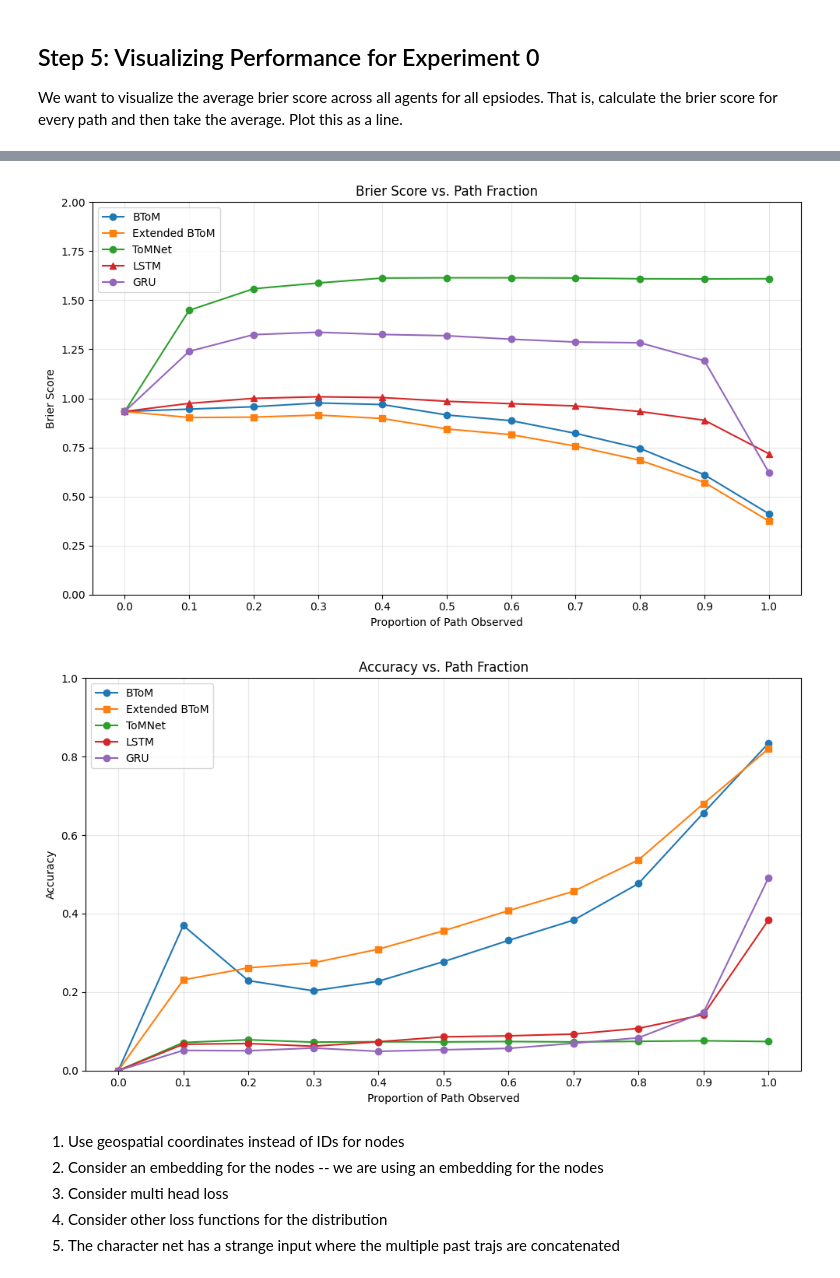
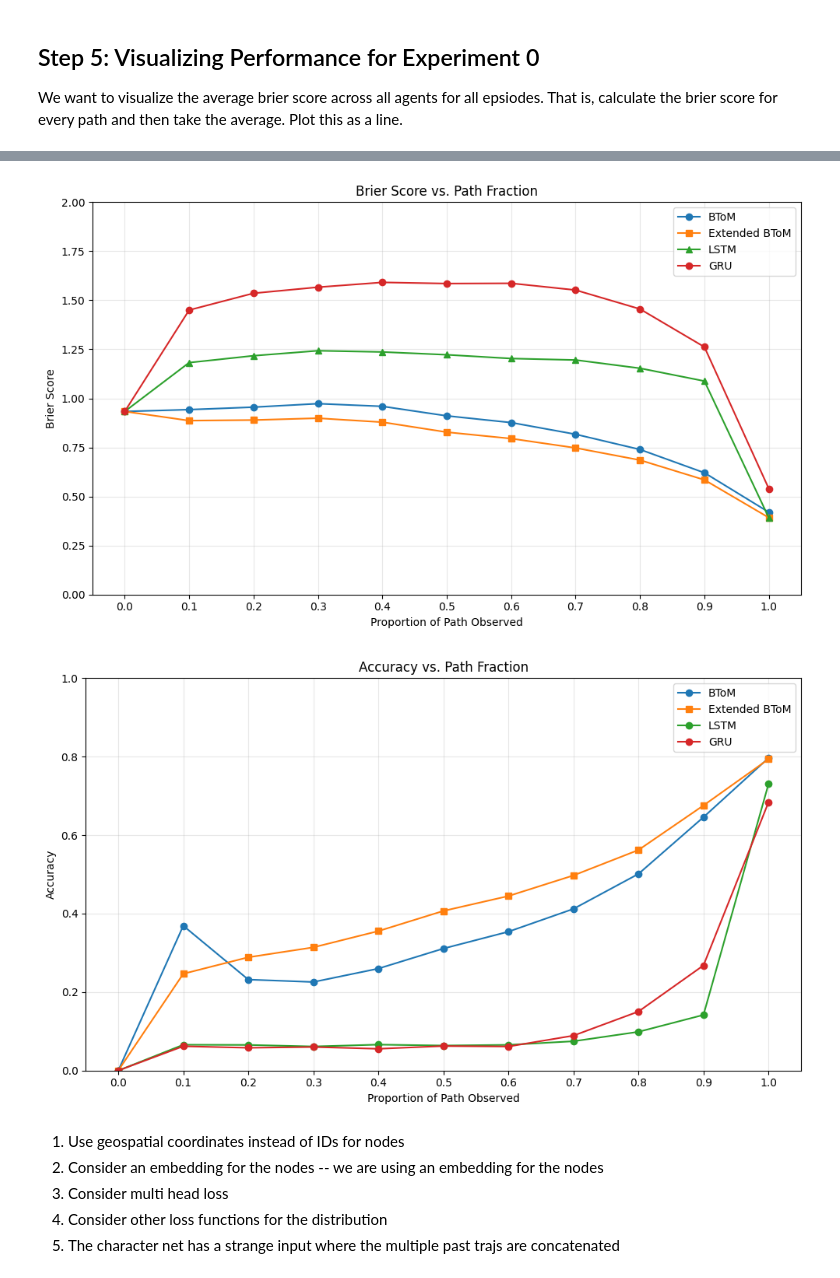
Before and after one commit to NigelDoering/Theory-of-mind, a Jupyter notebook: notebooks/Campus_Experiment_0.ipynb, the cells around one changed output, grey strips where cells are left out. Saved outputs shown, nothing was run; the diff lists cells and outputs as text; code cells hidden in the pictures.

```diff
--- a/notebooks/Campus_Experiment_0.ipynb
+++ b/notebooks/Campus_Experiment_0.ipynb
@@ -468,7 +523,7 @@ model = ToMNet(
 ).to(device)
 
 state_dict = torch.load(
-    "../real_world_src/models/model_runs/tomnet_cpu.pth",
+    "../real_world_src/models/model_runs/New_Tomnet_1k_5ep.pth",
     map_location=device
 )
 model.load_state_dict(state_dict)
@@ -545,8 +585,26 @@ for episode in tqdm(range(len(goal_data)), desc="Episode"):
 We want to visualize the average brier score across all agents for all epsiodes. That is, calculate the brier score for every path and then take the average. Plot this as a line.
 # %%
 from real_world_src.utils.metrics import brier_along_path, accuracy_along_path
+# %%
+# BToM Scores (robust: only agents with posteriors, and matching path/posterior lengths)
+scores = []
+for episode in range(len(goal_data)):
+    for agent in agents:
+        if agent.id not in posteriors_data[episode]:
+            continue  # skip agents with no posteriors
+        path = path_data[episode][agent.id]
+        posteriors = posteriors_data[episode][agent.id]
+        min_len = min(len(path), len(posteriors))
+        if min_len == 0:
+            continue  # skip empty paths/posteriors
+        scores.append(brier_along_path(
+            path[:min_len],
+            goal_data[episode][agent.id],
+            posteriors[:min_len],
+            goals
+        ))
 # %%
-# BToM Scores
+"""# BToM Scores
 scores = []
 for episode in range(len(goal_data)):
     for agent in agents:
@@ -554,3 +612,4 @@ for episode in range(len(goal_data)):
                                   goal_data[episode][agent.id],
                                   posteriors_data[episode][agent.id],
                                   goals))
+                                  """
@@ -617,7 +680,7 @@ for episode in range(len(goal_data)):
             goals
         ))
 # %%
-# BToM Accuracy Scores
+"""# BToM Accuracy Scores
 btom_acc = []
 for episode in range(len(goal_data)):
     for agent in agents:
@@ -644,6 +707,7 @@ for episode in range(len(goal_data)):
                                   goal_data[episode][agent.id],
                                   tomnet_posteriors[episode][agent.id],
                                   goals))
+                                  """
 # %%
 # LSTM accuracy scores
 lstm_acc = []
@@ -677,7 +741,7 @@ import matplotlib.pyplot as plt
 # Suppose `scores` is your (n_trajectories × n_fractions) array:
 arr = np.array(scores)  # shape (N, 11)
 ext_arr  = np.array(ext_scores)
-tomnet_arr = np.array(tomnet_scores)
+#tomnet_arr = np.array(tomnet_scores)
 lstm_arr = np.array(lstm_scores)
 gru_arr = np.array(gru_scores)
 props = np.linspace(0, 1, arr.shape[1])
@@ -685,14 +749,14 @@ props = np.linspace(0, 1, arr.shape[1])
 # Compute mean
 mean_base = arr.mean(axis=0)
 mean_ext  = ext_arr.mean(axis=0)
-mean_tomnet = tomnet_arr.mean(axis=0)
+#mean_tomnet = tomnet_arr.mean(axis=0)
 mean_lstm = lstm_arr.mean(axis=0)
 mean_gru = gru_arr.mean(axis=0)
 
 plt.figure(figsize=(10,6))
 plt.plot(props, mean_base, '-o', label='BToM')
 plt.plot(props, mean_ext,  '-s', label='Extended BToM')
-plt.plot(props, mean_tomnet, '-o', label='ToMNet')
+#plt.plot(props, mean_tomnet, '-o', label='ToMNet')
 plt.plot(props, mean_lstm, '-^', label='LSTM')
 plt.plot(props, mean_gru, '-o', label='GRU')
 
@@ -706,7 +770,7 @@ plt.legend()
 plt.tight_layout()
 plt.show()
 # %% [output]
-[figure, old version]
+[figure, new version]
 # %%
 import numpy as np
 import matplotlib.pyplot as plt
@@ -714,37 +778,37 @@ import matplotlib.pyplot as plt
 # Suppose `scores` is your (n_trajectories × n_fractions) array:
 arr = np.array(btom_acc)  # shape (N, 11)
 ext_arr  = np.array(ext_acc)
-tom_arr = np.array(tomnet_acc)
+#tom_arr = np.array(tomnet_acc)
 lstm_arr = np.array(lstm_acc)
 gru_arr = np.array(gru_acc)
 props = np.linspace(0, 1, arr.shape[1])
 
 # Compute mean
 mean_base = arr.mean(axis=0)
 mean_ext  = ext_arr.mean(axis=0)
-mean_tom  = tom_arr.mean(axis=0)
+#mean_tom  = tom_arr.mean(axis=0)
 mean_lstm  = lstm_arr.mean(axis=0)
 mean_gru  = gru_arr.mean(axis=0)
 
 
 plt.figure(figsize=(10,6))
 plt.plot(props, mean_base, '-o', label='BToM')
 plt.plot(props, mean_ext,  '-s', label='Extended BToM')
-plt.plot(props, mean_tom, '-o', label='ToMNet')
+#plt.plot(props, mean_tom, '-o', label='ToMNet')
 plt.plot(props, mean_lstm, '-o', label='LSTM')
 plt.plot(props, mean_gru, '-o', label='GRU')
 
 plt.xlabel('Proportion of Path Observed')
 plt.ylabel('Accuracy')
 plt.title('Accuracy vs. Path Fraction')
 plt.xticks(props)
 plt.ylim(0, 1)
 plt.grid(alpha=0.3)
 plt.legend()
 plt.tight_layout()
 plt.show()
 # %% [output]
-[figure, old version]
+[figure, new version]
 # %% [markdown]
 1. Use geospatial coordinates instead of IDs for nodes
 2. Consider an embedding for the nodes --  we are using an embedding for the nodes
```
Also changed, not shown: parts of 20 cells of this notebook, 2 other files.
